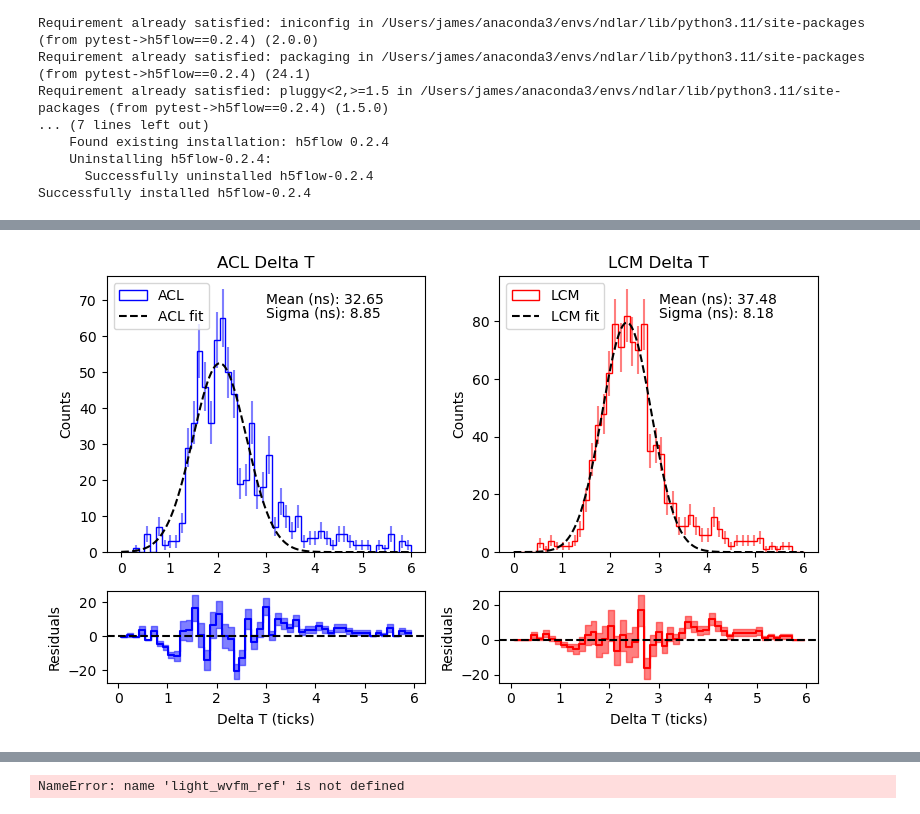
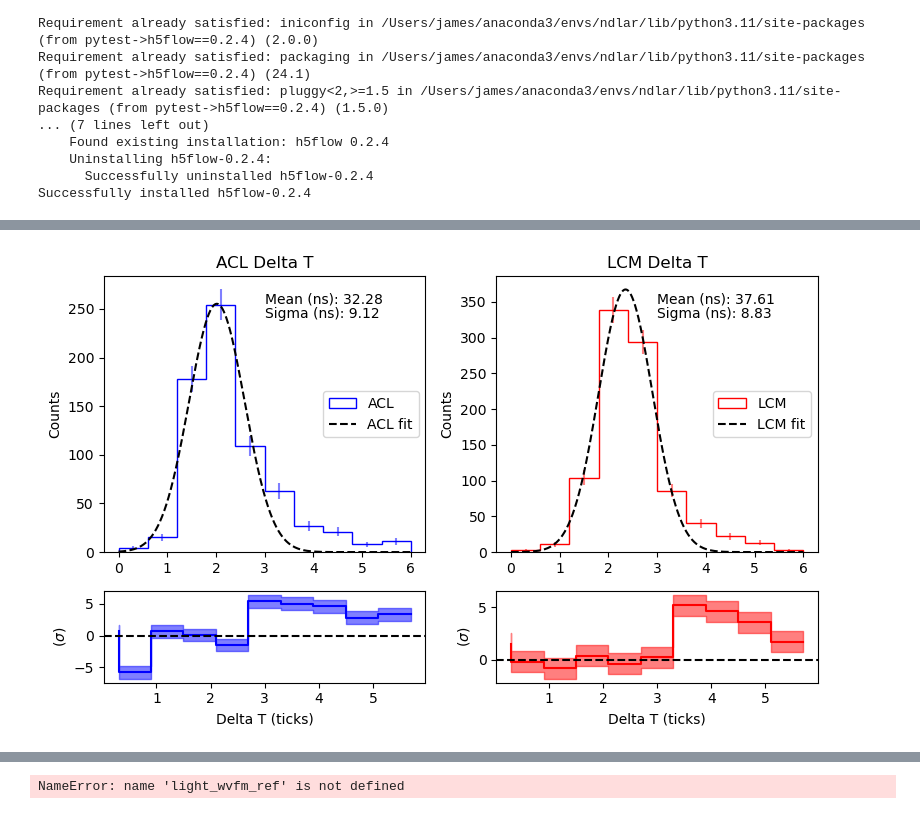
Before and after one commit to jvmead/lrs_sanity_check, a Jupyter notebook: wvfm_plotting_mc.ipynb, the cells around one changed output, grey strips where cells are left out. Saved outputs shown, nothing was run; the diff lists cells and outputs as text; code cells hidden in the pictures.

```diff
--- a/wvfm_plotting_mc.ipynb
+++ b/wvfm_plotting_mc.ipynb
@@ -221,8 +221,8 @@ def gaussian(x, A, mu, sig):
 
 # Set up figure with GridSpec
 fig, ax = plt.subplots(2, 2, figsize=(8, 5), gridspec_kw={'height_ratios': [3, 1]})
-nbins = 50
-tolerance = 6
+nbins = 10
+#tolerance = 10
 interp_bin_centres = np.linspace(0, tolerance, 1000)
 
 # Function to fit and plot
@@ -240,35 +240,36 @@ def plot_histogram_and_fit(ax_main, ax_resid, delta_t, color, label):
 
     # Fit Gaussian
     param_bounds = ([0, np.min(bin_centers), 0.01], [np.inf, np.max(bin_centers), np.std(delta_t)])
     popt, _ = curve_fit(gaussian, bin_centers, hist, p0=[max(hist), np.mean(delta_t), np.std(delta_t)], bounds=param_bounds, maxfev=10000)
 
     # Plot fit
     ax_main.plot(interp_bin_centres, gaussian(interp_bin_centres, *popt), color='k', linestyle='--', label=f'{label} fit')
 
     # Labels
     #ax_main.set_xlabel('Delta T (ticks)')
     ax_main.set_ylabel('Counts')
     ax_main.set_title(f'{label} Delta T')
     ax_main.text(0.5, 0.9, f'Mean (ns): {popt[1]*16:.2f}', transform=ax_main.transAxes)
     ax_main.text(0.5, 0.85, f'Sigma (ns): {popt[2]*16:.2f}', transform=ax_main.transAxes)
     ax_main.legend()
 
     # Residuals
-    resids = hist - gaussian(bin_centers, *popt)
-    ax_resid.step(bin_centers, resids, color=color)
-    ax_resid.fill_between(bin_centers, resids-sqrtN, resids+sqrtN, color=color, alpha=0.5, step='pre')
+    resids = (hist - gaussian(bin_centers, *popt))
+    ax_resid.step(bin_centers, resids/sqrtN, color=color)
+    ax_resid.fill_between(bin_centers, (resids-sqrtN)/sqrtN, (resids+sqrtN)/sqrtN, color=color, alpha=0.5, step='pre')
     ax_resid.axhline(0, color='k', linestyle='--')
     ax_resid.set_xlabel('Delta T (ticks)')
-    ax_resid.set_ylabel('Residuals')
+    ax_resid.set_ylabel(r'($\sigma$)')
+
 
 # Plot ACL
 plot_histogram_and_fit(ax[0, 0], ax[1, 0], acl_delta_t, 'b', 'ACL')
 
 # Plot LCM
 plot_histogram_and_fit(ax[0, 1], ax[1, 1], lcm_delta_t, 'r', 'LCM')
 
 # Adjust layout
 plt.tight_layout()
 plt.show()
 # %% [output]
-[figure, old version]
+[figure, new version]
```
Also changed, not shown: parts of 5 cells of this notebook.
